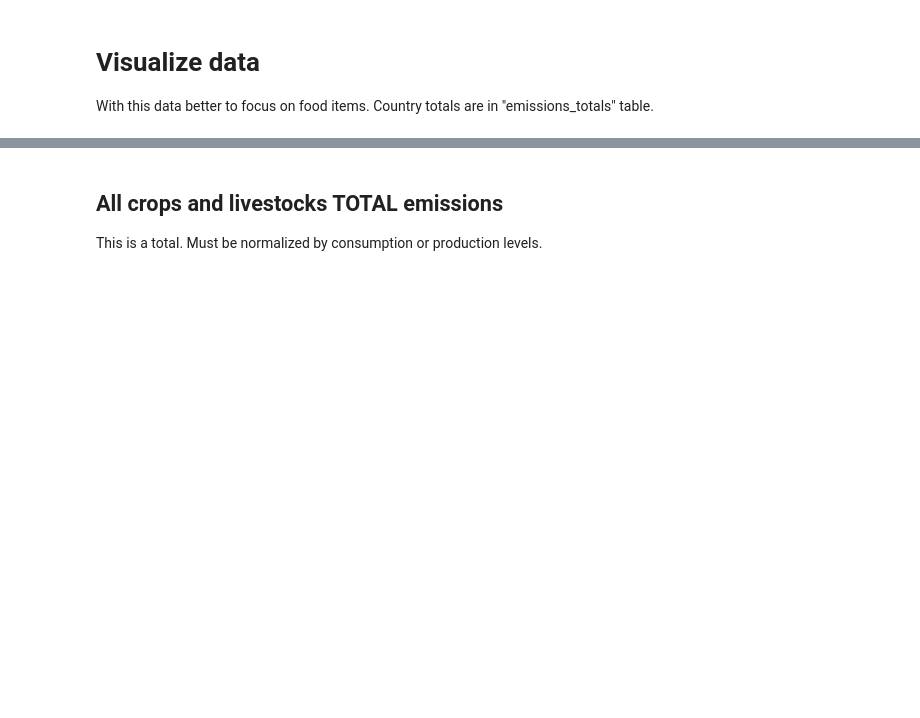
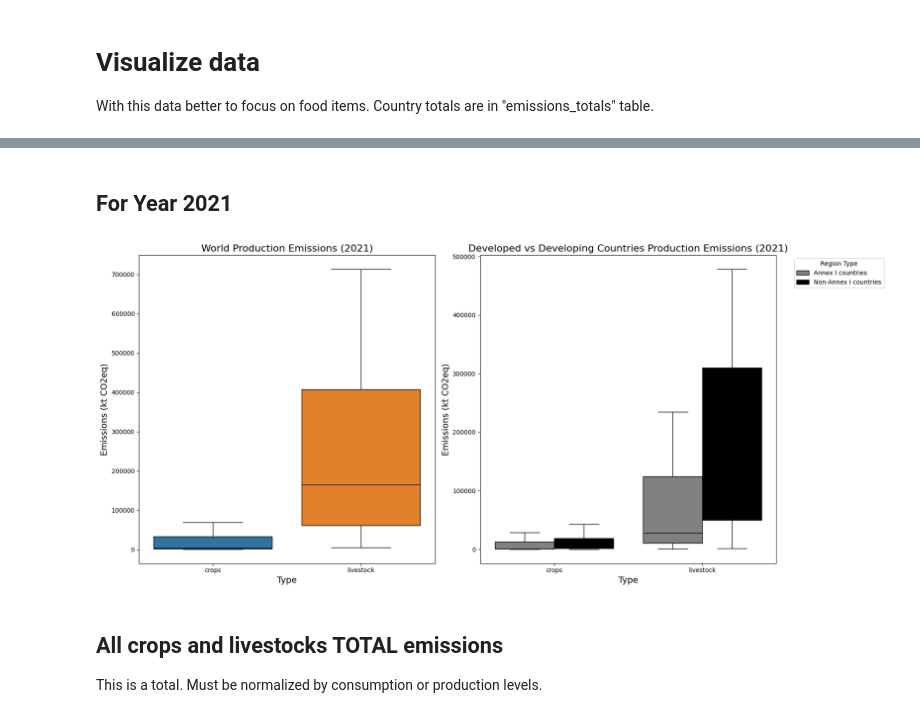
Before and after one commit to ezemriv/FAO-Food-CO2-Footprint, a Jupyter notebook: food_emissions/02_emissions_analysis_plots.ipynb, the cells around one changed output, grey strips where cells are left out. Drawn from its saved outputs; the diff is of its cells as text; code cells hidden in the pictures; blank space fills up the shorter version.

```diff
--- a/food_emissions/02_emissions_analysis_plots.ipynb
+++ b/food_emissions/02_emissions_analysis_plots.ipynb
@@ -142,3 +161,54 @@ plt.show()
+# %% [markdown]
+## For Year 2021
+# %%
+# Define a color palette for the 'crops_or_livestock' and 'Area' columns
+palette = {
+    'crops': '#1f77b4',  # Blue
+    'livestock': '#ff7f0e',  # Orange
+    'Non-Annex I countries': 'black',
+    'Annex I countries': 'grey'
+}
+
+# Create a figure with 1 row and 2 columns of subplots
+fig, (ax1, ax2) = plt.subplots(1, 2, figsize=(18, 8))
+
+# Boxplot for the world
+sns.boxplot(
+    data=world_2021,
+    x='crops_or_livestock',
+    y='production_TOTAL_(emissions_CO2eq)_(kt)',
+    hue='crops_or_livestock',  # Use hue to differentiate crops and livestock
+    palette=palette,          # Apply the color palette
+    showfliers=False,         # Do not show outliers
+    ax=ax1
+)
+ax1.set_title('World Production Emissions (2021)', fontsize=16)
+ax1.set_xlabel('Type', fontsize=14)
+ax1.set_ylabel('Emissions (kt CO2eq)', fontsize=14)
+ax1.set_xticklabels(ax1.get_xticklabels(), rotation=0, ha='center')
+
+# Boxplot for developed vs developing countries
+sns.boxplot(
+    data=dev_and_notdev_2021,
+    x='crops_or_livestock',
+    y='production_TOTAL_(emissions_CO2eq)_(kt)',
+    hue='Area',  # Use hue to differentiate developed vs developing
+    palette=palette,  # Apply the color palette
+    showfliers=False,  # Do not show outliers
+    ax=ax2
+)
+ax2.set_title('Developed vs Developing Countries Production Emissions (2021)', fontsize=16)
+ax2.set_xlabel('Type', fontsize=14)
+ax2.set_ylabel('Emissions (kt CO2eq)', fontsize=14)
+ax2.set_xticklabels(ax2.get_xticklabels(), rotation=0, ha='center')
+ax2.legend(title='Region Type', bbox_to_anchor=(1.05, 1), loc='upper left')
+
+# Adjust layout and save the plot
+plt.tight_layout()
+plt.savefig('../plots/crops_vs_livestock_boxplots_2021_row.png', dpi=300, bbox_inches='tight')
+plt.show()
+# %% [output]
+[figure, added]
 # %% [markdown]
 ## All crops and livestocks TOTAL emissions
 
```
Also changed, not shown: parts of 13 cells of this notebook, 14 other files.
